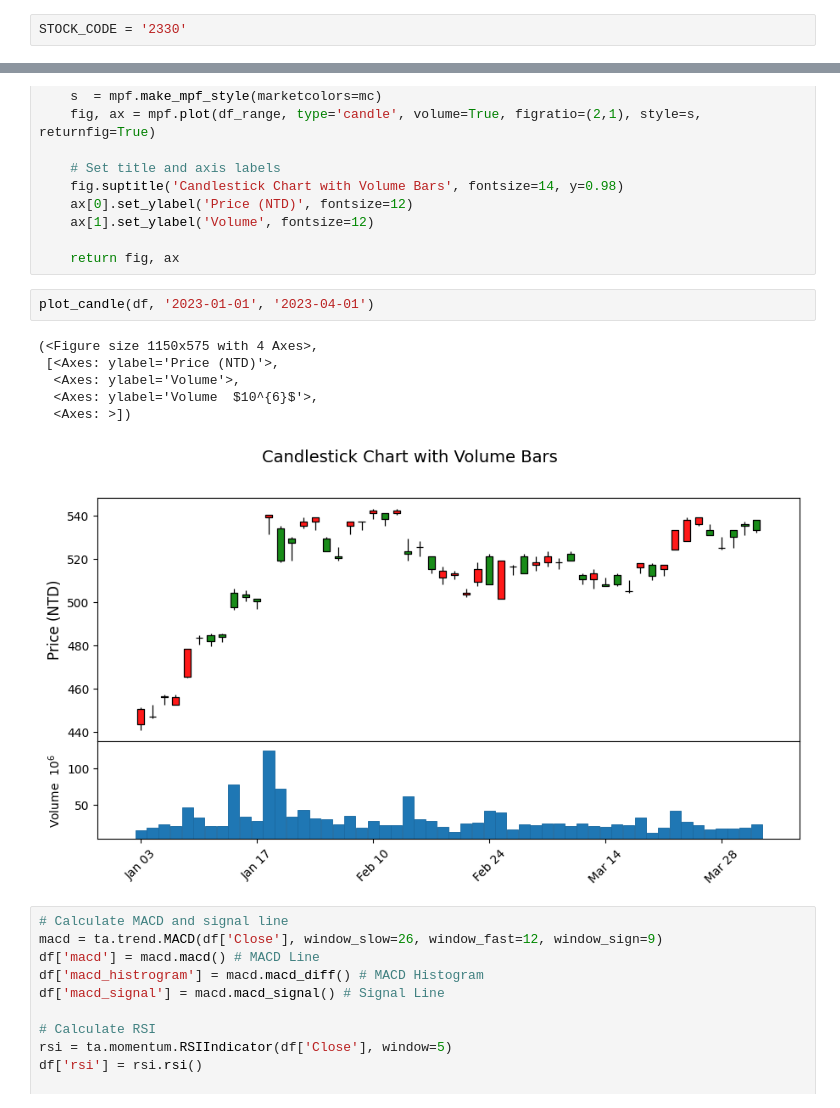
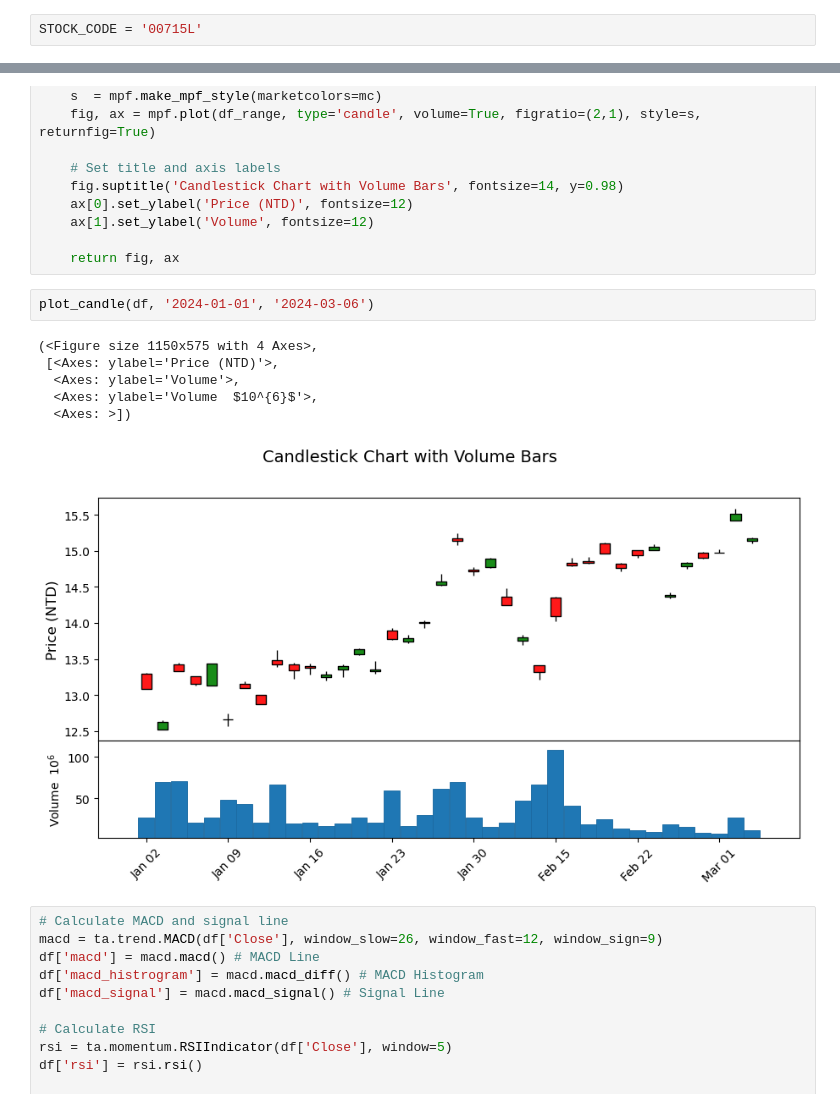
Before and after one commit to BennyNTHU/stocks, a Jupyter notebook: stock.ipynb, the cells around one changed output, grey strips where cells are left out. Saved outputs shown, nothing was run; the diff lists cells and outputs as text.

```diff
--- a/stock.ipynb
+++ b/stock.ipynb
@@ -14,7 +14,7 @@ import matplotlib
 import matplotlib.pyplot as plt
 import pandas_ta
 # %%
-STOCK_CODE = '2330'
+STOCK_CODE = '00715L'
 # %%
 def download_stock_data(stock_code):
     historical_data = pd.DataFrame()
@@ -95,14 +95,14 @@ def plot_candle(df, start_date, end_date):
 
     return fig, ax
 # %%
-plot_candle(df, '2023-01-01', '2023-04-01')
+plot_candle(df, '2024-01-01', '2024-03-06')
 # %% [output]
 (<Figure size 1150x575 with 4 Axes>,
  [<Axes: ylabel='Price (NTD)'>,
   <Axes: ylabel='Volume'>,
   <Axes: ylabel='Volume  $10^{6}$'>,
   <Axes: >])
-[figure, old version]
+[figure, new version]
 # %%
 # Calculate MACD and signal line
 macd = ta.trend.MACD(df['Close'], window_slow=26, window_fast=12, window_sign=9)
```
Also changed, not shown: parts of 9 cells of this notebook.
